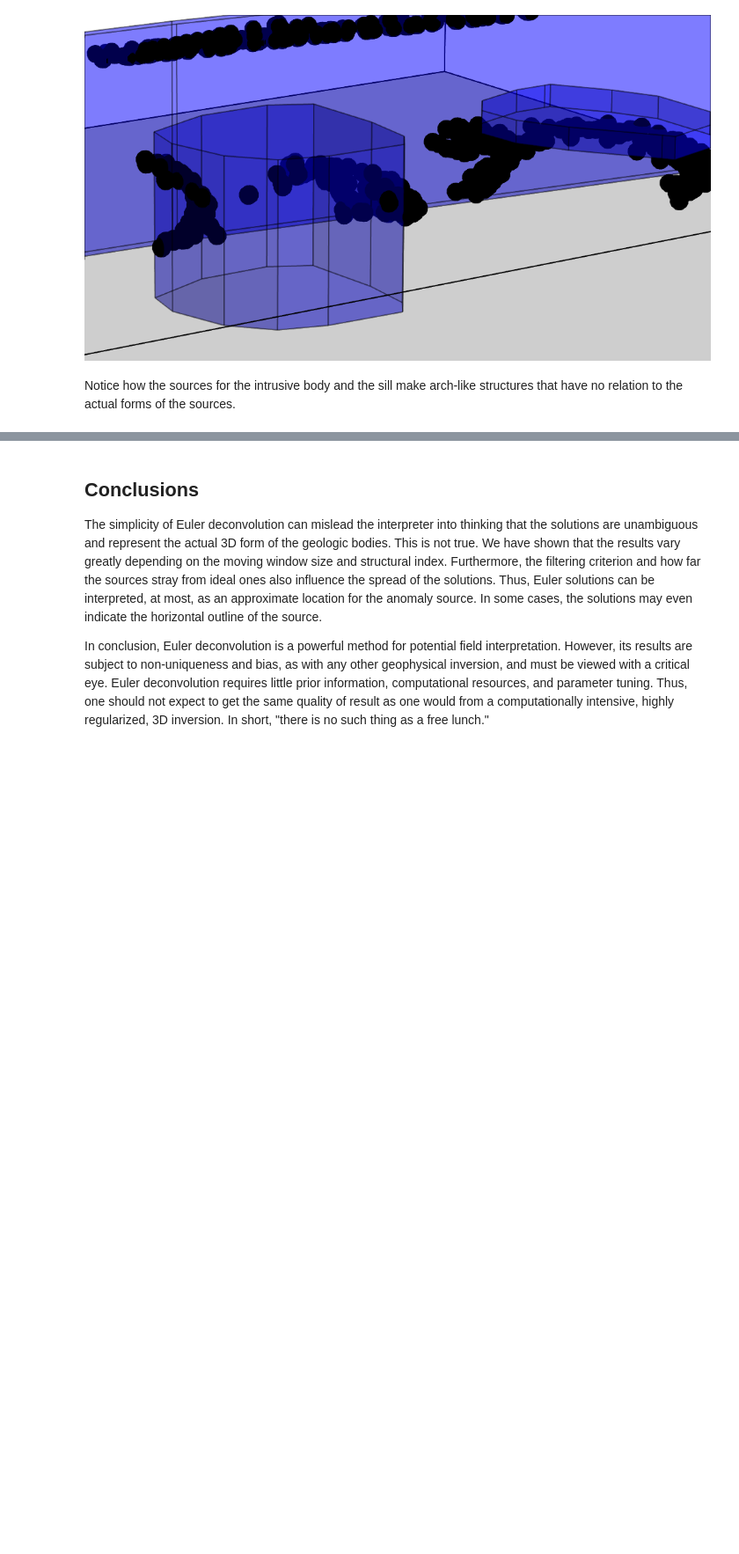
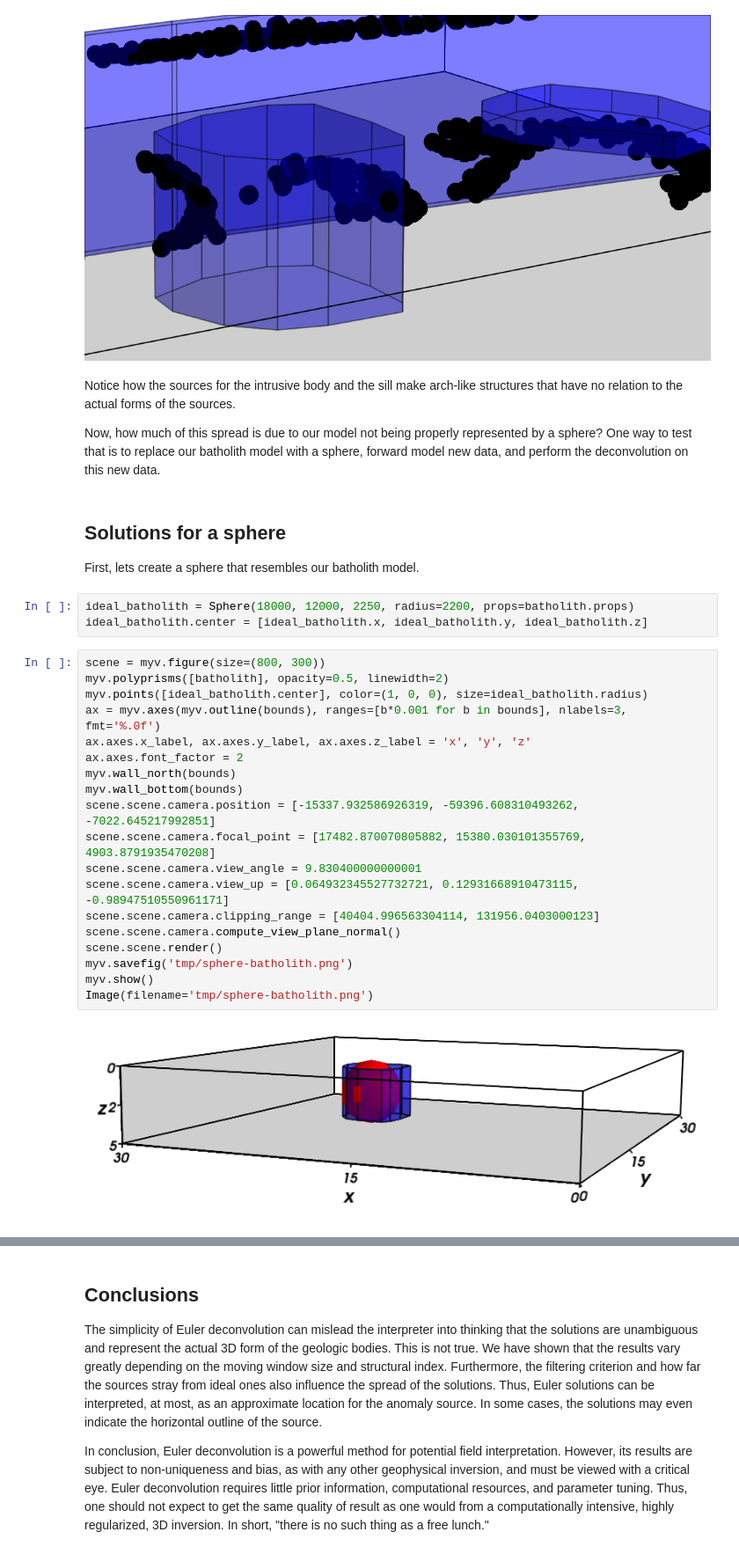
Before and after one commit to pinga-lab/paper-tle-euler-tutorial, a Jupyter notebook: euler-deconvolution-examples.ipynb, the cells around one changed output, grey strips where cells are left out. Shown at 88% size. Cells and saved outputs as stored; diff of their text form; blank space fills up the shorter version.

Commit message:
Added comparison solutions for a sphere
Exchange the batholith model for a sphere and run the deconv. Still has
spread.

```diff
--- a/euler-deconvolution-examples.ipynb
+++ b/euler-deconvolution-examples.ipynb
@@ -311,4 +311,34 @@ Image(filename='fig/euler-solutions-3d-zoom.png')
 # %% [output]
 [figure]
 # %% [markdown]
-Notice how the sources for the intrusive body and the sill make  arch-like structures that have no relation to the actual forms of the sources.
+Notice how the sources for the intrusive body and the sill make arch-like structures that have no relation to the actual forms of the sources.
+
+Now, how much of this spread is due to our model not being properly represented by a sphere? One way to test that is to replace our batholith model with a sphere, forward model new data, and perform the deconvolution on this new data.
+# %% [markdown]
+## Solutions for a sphere
+
+First, lets create a sphere that resembles our batholith model.
+# %%
+ideal_batholith = Sphere(18000, 12000, 2250, radius=2200, props=batholith.props)
+ideal_batholith.center = [ideal_batholith.x, ideal_batholith.y, ideal_batholith.z]
+# %%
+scene = myv.figure(size=(800, 300))
+myv.polyprisms([batholith], opacity=0.5, linewidth=2)
+myv.points([ideal_batholith.center], color=(1, 0, 0), size=ideal_batholith.radius)
+ax = myv.axes(myv.outline(bounds), ranges=[b*0.001 for b in bounds], nlabels=3, fmt='%.0f')
+ax.axes.x_label, ax.axes.y_label, ax.axes.z_label = 'x', 'y', 'z'
+ax.axes.font_factor = 2
+myv.wall_north(bounds)
+myv.wall_bottom(bounds)
+scene.scene.camera.position = [-15337.932586926319, -59396.608310493262, -7022.645217992851]
+scene.scene.camera.focal_point = [17482.870070805882, 15380.030101355769, 4903.8791935470208]
+scene.scene.camera.view_angle = 9.830400000000001
+scene.scene.camera.view_up = [0.064932345527732721, 0.12931668910473115, -0.98947510550961171]
+scene.scene.camera.clipping_range = [40404.996563304114, 131956.0403000123]
+scene.scene.camera.compute_view_plane_normal()
+scene.scene.render()
+myv.savefig('tmp/sphere-batholith.png')
+myv.show()
+Image(filename='tmp/sphere-batholith.png')
+# %% [output]
+[figure, added]
```
Also changed, not shown: parts of 12 cells of this notebook.
